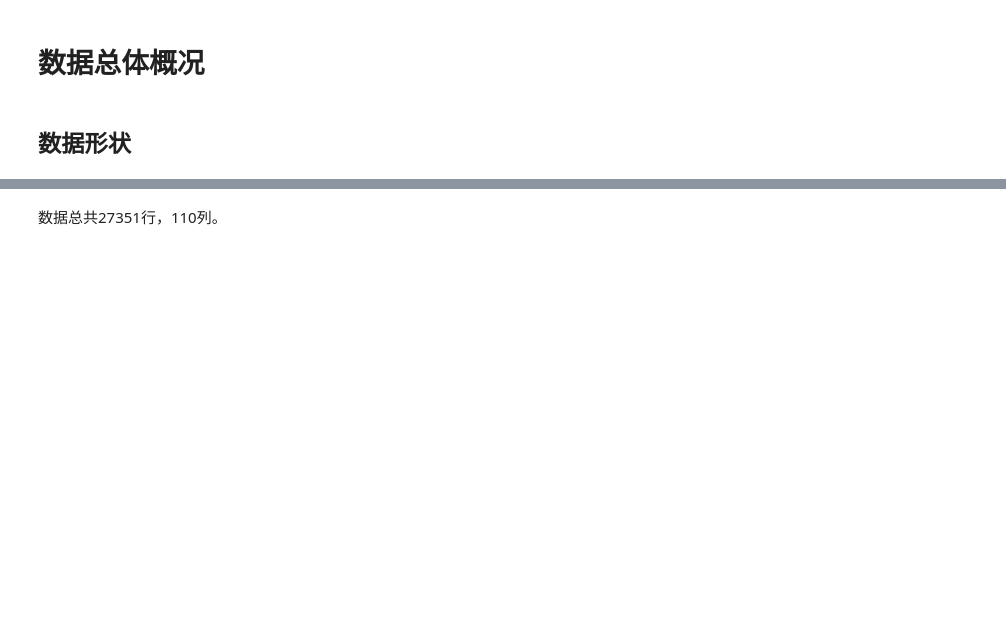
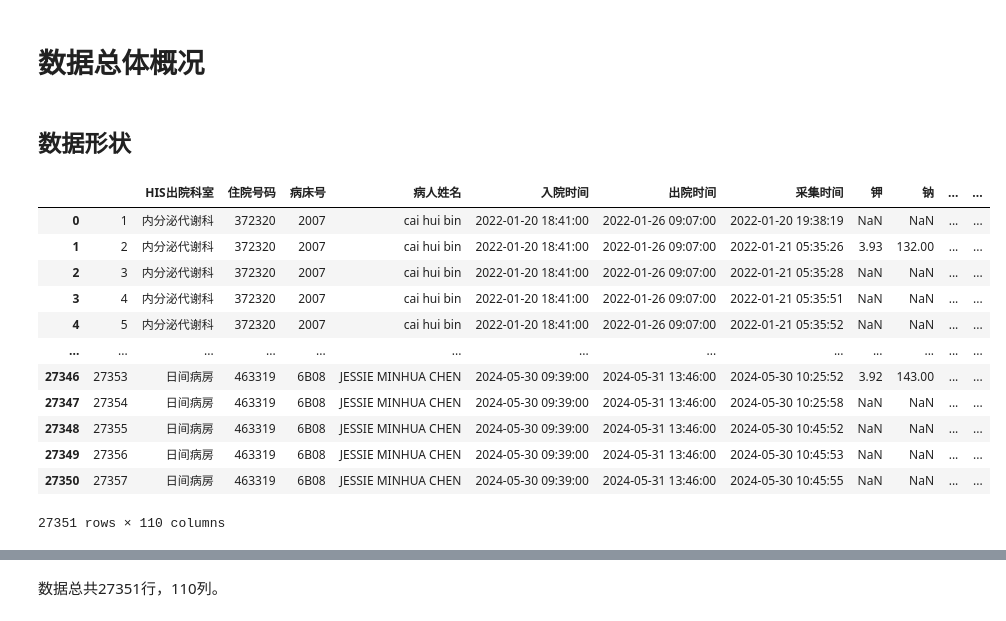
Before and after one commit to Cxy-UwU/Data-Analysis-and-Mining-Workshop, a Jupyter notebook: src/overview.ipynb, the cells around one changed output, grey strips where cells are left out. Drawn from its saved outputs; the diff is of its cells as text; code cells hidden in the pictures; blank space fills up the shorter version.

```diff
--- a/src/overview.ipynb
+++ b/src/overview.ipynb
@@ -5,23 +5,37 @@
 # %%
 import pandas as pd
 
 xlsx_path = "../data/anonymized_data_for_workshop.xlsx"
 xlsx_sheet_name = "SQL Results"
 pkl_path = "../data/data_raw.pkl"
-
 
 # 读取数据
 # 从 Excel 文件读取太慢。首次读取后将数据保存为 pickle 格式。
 try:
     df: pd.DataFrame = pd.read_pickle(pkl_path)
 except FileNotFoundError:
     try:
         df = pd.read_excel(xlsx_path, sheet_name=xlsx_sheet_name)
         df.to_pickle(pkl_path)
     except:
         print(
             "未能读取数据。请将 anonymized_data_for_workshop.xlsx 文件复制到 data 目录下"
         )
         raise
+df
+# %% [output]
+|  |  | HIS出院科室 | 住院号码 | 病床号 | 病人姓名 | 入院时间 | 出院时间 | 采集时间 | 钾 | 钠 | ... | ... |
+| 0 | 1 | 内分泌代谢科 | 372320 | 2007 | cai hui bin | 2022-01-20 18:41:00 | 2022-01-26 09:07:00 | 2022-01-20 19:38:19 | NaN | NaN | ... | ... |
+| 1 | 2 | 内分泌代谢科 | 372320 | 2007 | cai hui bin | 2022-01-20 18:41:00 | 2022-01-26 09:07:00 | 2022-01-21 05:35:26 | 3.93 | 132.00 | ... | ... |
+| 2 | 3 | 内分泌代谢科 | 372320 | 2007 | cai hui bin | 2022-01-20 18:41:00 | 2022-01-26 09:07:00 | 2022-01-21 05:35:28 | NaN | NaN | ... | ... |
+| 3 | 4 | 内分泌代谢科 | 372320 | 2007 | cai hui bin | 2022-01-20 18:41:00 | 2022-01-26 09:07:00 | 2022-01-21 05:35:51 | NaN | NaN | ... | ... |
+| 4 | 5 | 内分泌代谢科 | 372320 | 2007 | cai hui bin | 2022-01-20 18:41:00 | 2022-01-26 09:07:00 | 2022-01-21 05:35:52 | NaN | NaN | ... | ... |
+| ... | ... | ... | ... | ... | ... | ... | ... | ... | ... | ... | ... | ... |
+| 27346 | 27353 | 日间病房 | 463319 | 6B08 | JESSIE MINHUA CHEN | 2024-05-30 09:39:00 | 2024-05-31 13:46:00 | 2024-05-30 10:25:52 | 3.92 | 143.00 | ... | ... |
+| 27347 | 27354 | 日间病房 | 463319 | 6B08 | JESSIE MINHUA CHEN | 2024-05-30 09:39:00 | 2024-05-31 13:46:00 | 2024-05-30 10:25:58 | NaN | NaN | ... | ... |
+| 27348 | 27355 | 日间病房 | 463319 | 6B08 | JESSIE MINHUA CHEN | 2024-05-30 09:39:00 | 2024-05-31 13:46:00 | 2024-05-30 10:45:52 | NaN | NaN | ... | ... |
+| 27349 | 27356 | 日间病房 | 463319 | 6B08 | JESSIE MINHUA CHEN | 2024-05-30 09:39:00 | 2024-05-31 13:46:00 | 2024-05-30 10:45:53 | NaN | NaN | ... | ... |
+| 27350 | 27357 | 日间病房 | 463319 | 6B08 | JESSIE MINHUA CHEN | 2024-05-30 09:39:00 | 2024-05-31 13:46:00 | 2024-05-30 10:45:55 | NaN | NaN | ... | ... |
+27351 rows × 110 columns
 # %%
 df.info()
```
Also changed, not shown: parts of 6 cells of this notebook, 1 other file.
